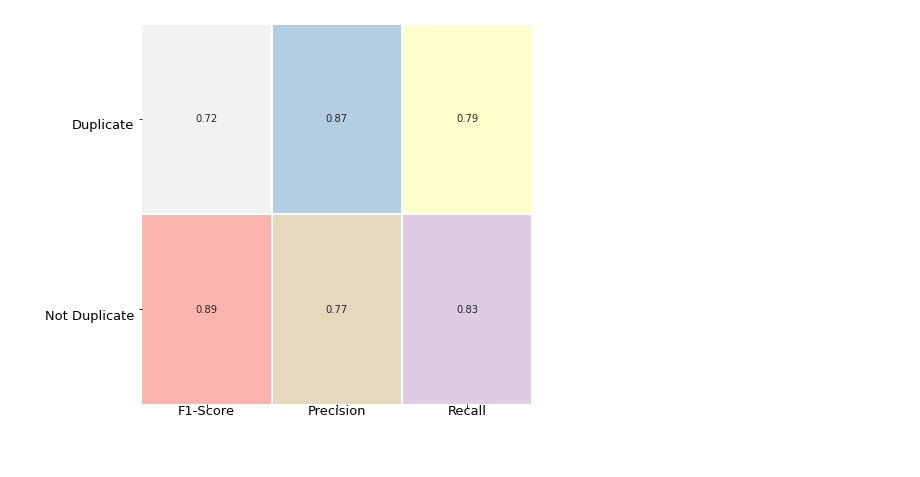
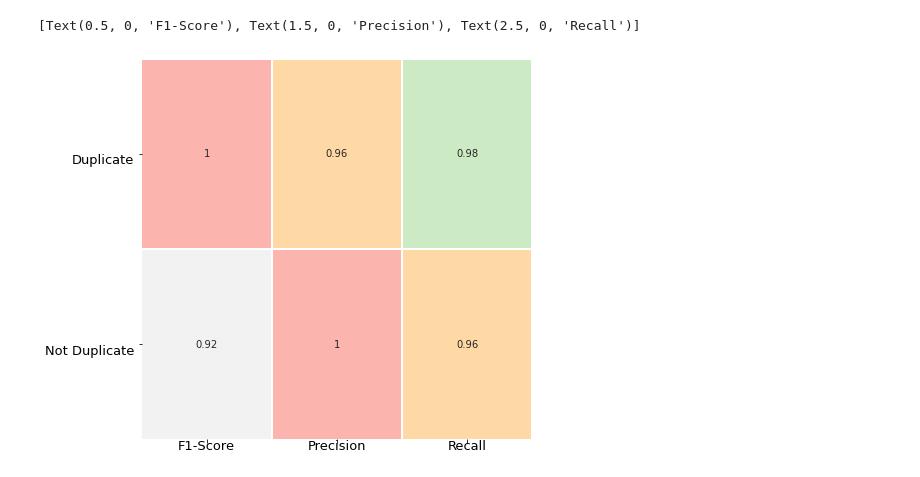
Before and after one commit to amitadhainje/MY_NOTES, a Jupyter notebook: Quora_Question_Pairs_GradientBoostingClassifier.ipynb, the cells around one changed output. Drawn from its saved outputs; the diff is of its cells as text; code cells hidden in the pictures.

```diff
--- a/Quora_Question_Pairs_GradientBoostingClassifier.ipynb
+++ b/Quora_Question_Pairs_GradientBoostingClassifier.ipynb
@@ -66,6 +69,12 @@ df=pd.read_csv('/content/train.csv.zip')
 df = df.dropna()
 df['question1'] = df['question1'].apply(lambda x:  x.lower())
 df['question2'] = df['question2'].apply(lambda x:  x.lower())
+df['q1_len'] =  df['question1'].apply(lambda x:  len(x.split(" ")))
+df['q2_len'] =  df['question2'].apply(lambda x:  len(x.split(" ")))
+df = df[(df['question2'] !=  'deleted') | (df['question1'] !=  'deleted')]
+df = df[(df['q1_len'] > 2) & (df['q2_len'] > 2)]
 
+print ("\nDISPLAYING THE BASIC INFORMATION ABOUT DATASET - \n")
+requiredData = []
 DisplayDataframe(df[['id', 'question1', 'question2']])
 # %% [output]
@@ -335,0 +164,3 @@ temp_df.head()
+# %%
+%%time
+hist = model.fit([sequence1,sequence2],labels,epochs = 30,batch_size=128)
@@ -336,24 +223,11 @@ temp_df.head()
 # %%
-%%time
-X = temp_df.values
-y = labels_df.values
-X_STD = StandardScaler().fit_transform(X)
-x_train,x_test,y_train,y_test = train_test_split(X_STD,y,test_size=0.33,random_state=1)
+trainingAccuracyScore = accuracy_score(train_predictions, labels) * 100
+testingAccuracyScore = accuracy_score(predictions, y_test) * 100
+f1Score = f1_score(predictions, y_test, average='weighted')
+precisionScore = precision_score(predictions, y_test, average='weighted')
+recallScore = recall_score(predictions, y_test, average='weighted')
 
-model = GradientBoostingClassifier(n_estimators=100, learning_rate=0.1, max_depth=7, random_state=1)
-print (model)
-model.fit(x_train, y_train)
-
-test_predictedValues = model.predict(x_test)
-train_predictedValues = model.predict(x_train)
-
-trainingAccuracyScore = model.score(x_train,y_train) * 100
-testingAccuracyScore = model.score(x_test, y_test) * 100
-f1Score = f1_score(test_predictedValues, y_test, average='weighted')
-precisionScore = precision_score(test_predictedValues, y_test, average='weighted')
-recallScore = recall_score(test_predictedValues, y_test, average='weighted')
-
-print ("Following are the evaluation matrices for GradientBoostingClassifier Algorithm - \n")
+print ("Following are the evaluation matrices for LSTM Algorithm - \n")
 
 x = PrettyTable(padding_width=5)
 x.hrules=ALL
@@ -366,7 +240,7 @@ x.add_row(['Recall Score', str(round(recallScore, 4))])
 print (x)
 print ("\n")
 
-conf_mat = confusion_matrix(test_predictedValues, y_test)
+conf_mat = confusion_matrix(predictions, y_test)
 df_cm = pd.DataFrame(conf_mat)
 classNames = ['Duplicate', 'Not Duplicate']
 labels = [0,1]
@@ -378,7 +252,7 @@ sns.heatmap(df_cm, annot=True, ax = ax, cmap="Pastel1_r",annot_kws={"size": 13},
 # labels, title and ticks
 ax.set_xlabel('Predicted labels',fontsize="13", color='black');
 ax.set_ylabel('True labels',fontsize="13",  color='black');
-ax.set_title('Confusion Matrix for Gradient Boosting Classifier');
+ax.set_title('Confusion Matrix for LSTM');
 ax.xaxis.set_ticklabels(classNames, rotation=20, fontsize="13", va="top", color='black');
 ax.yaxis.set_ticklabels(classNames, rotation=0, fontsize="13", va="center", color='black');
 # %% [output]
@@ -406,5 +275,4 @@ Wall time: 14.2 s
 # %%
-%%time
 def classification_report_to_dataframe(cf_report):
     report_data = []
     lines = cf_report.split('\n')
@@ -420,8 +288,8 @@ def classification_report_to_dataframe(cf_report):
     dataframe = pd.DataFrame.from_dict(report_data)
     return dataframe
 
-print ("\n Following is the Classification Report for Gradient Boosting Classifier - ")
-cf_report = classification_report(test_predictedValues, y_test)
+print ("\n Following is the Classification Report for LSTM - ")
+cf_report = classification_report(predictions, y_test)
 reqDataFrame = classification_report_to_dataframe(cf_report)
 
 classNames = ['Duplicate', 'Not Duplicate']
@@ -439 +305,2 @@ Wall time: 51.3 ms
+[Text(0.5, 0, 'F1-Score'), Text(1.5, 0, 'Precision'), Text(2.5, 0, 'Recall')]
-[figure, old version]
+[figure, new version]
```
Also changed, not shown: parts of 18 cells of this notebook.
